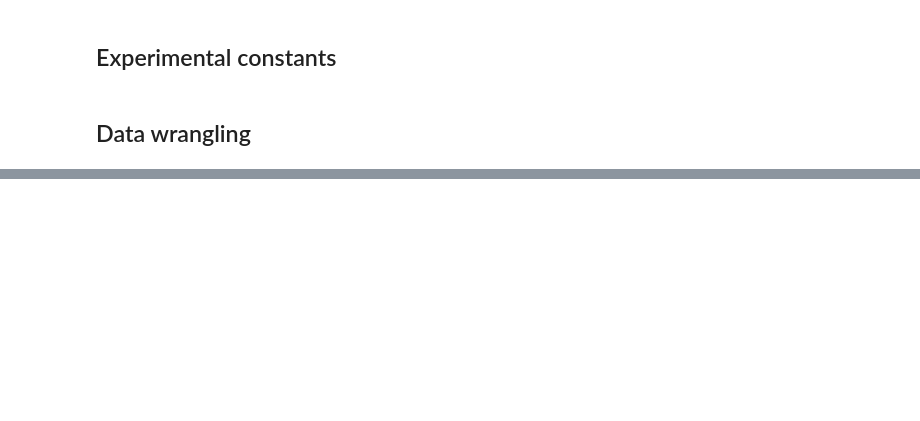
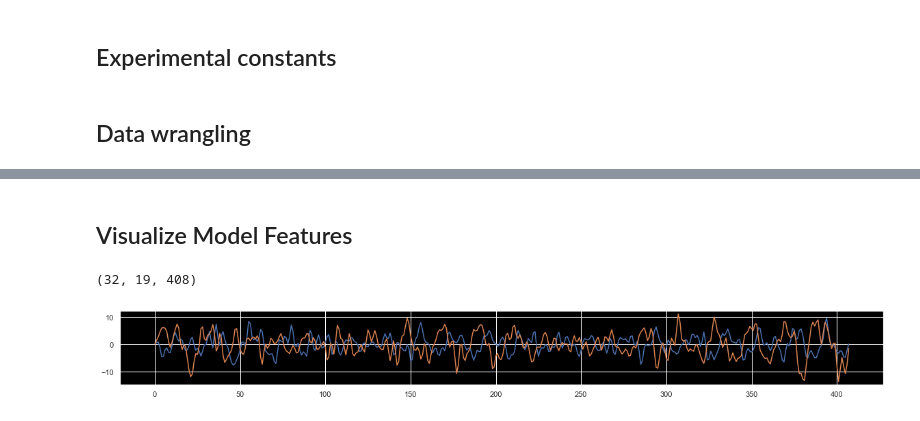
Before and after one commit to atruel01/Triton-NeuroTech-Project-Workshop, a Jupyter notebook: notebooks/baseline.ipynb, the cells around one changed output, grey strips where cells are left out. Cells and saved outputs as stored; diff of their text form; code cells hidden in the pictures; blank space fills up the shorter version.

```diff
--- a/notebooks/baseline.ipynb
+++ b/notebooks/baseline.ipynb
@@ -184,0 +180,12 @@ AttributeError: 'FBTDCA' object has no attribute 'l'
+# %% [markdown]
+## Visualize Model Features
+# %%
+# the templates are trial average of the time series
+templates = np.copy(last_model.estimators_[0].templates_)
+print(templates.shape)
+plt.figure(figsize=(20,2))
+plt.plot(templates[28,14]);
+plt.plot(templates[30,14]);
+# %% [output]
+(32, 19, 408)
+[figure, added]
```
Also changed, not shown: parts of 13 cells of this notebook.
